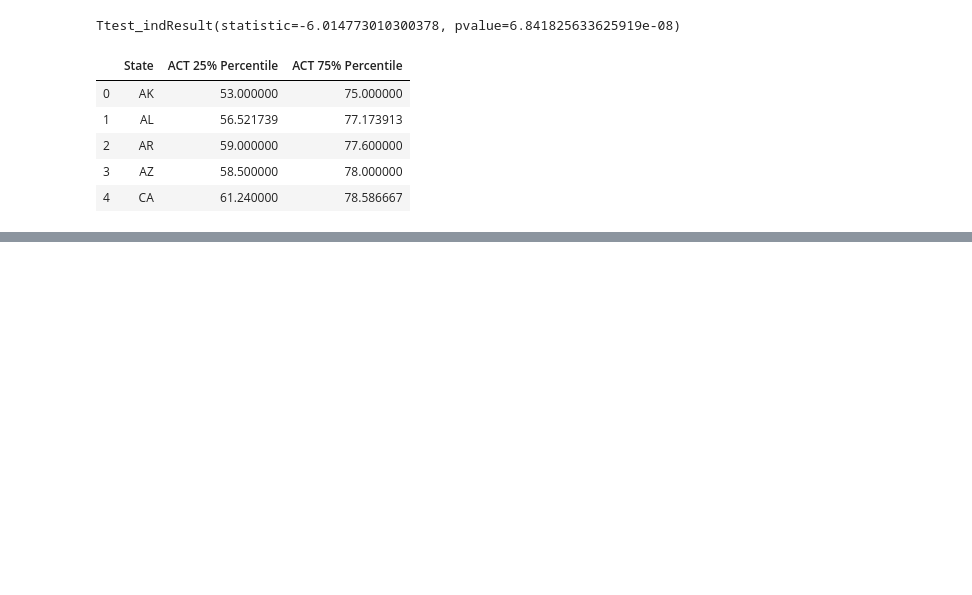
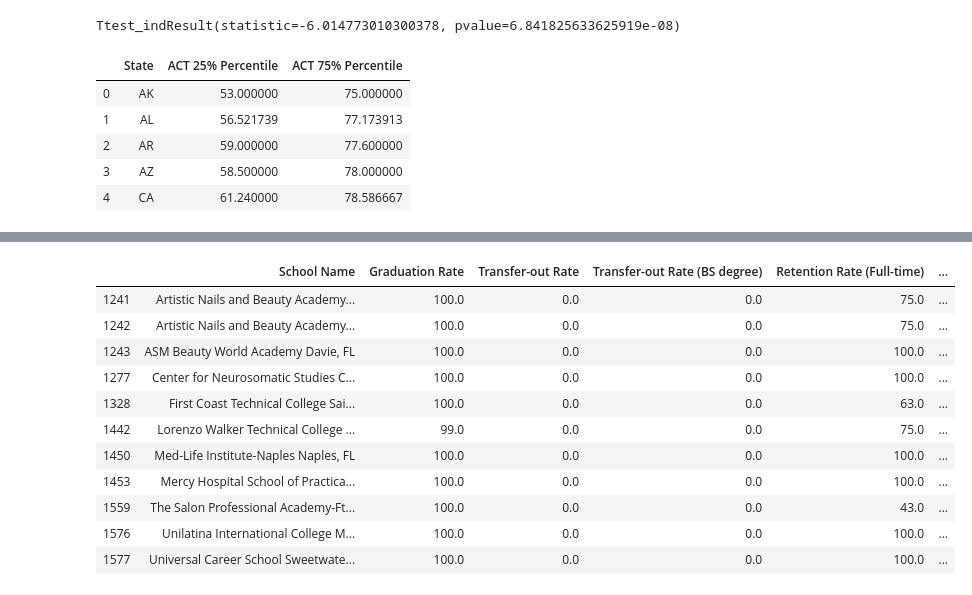
Before and after one commit to cheikhsidi/graduation_Analytics_FL, a Jupyter notebook: Graduation_Project.ipynb, the cells around one changed output, grey strips where cells are left out. Cells and saved outputs as stored; diff of their text form; code cells hidden in the pictures; blank space fills up the shorter version.

```diff
--- a/Graduation_Project.ipynb
+++ b/Graduation_Project.ipynb
@@ -199,0 +199,17 @@ Ttest_indResult(statistic=-1.6615891429762641, pvalue=0.10280111787662326)
+# %%
+#Extracting Florida Gradution data
+Graduation_Fl = Graduation.loc[(Graduation["State"] == "FL") & (Graduation["Graduation Rate"]>98)]
+Graduation_Fl
+# %% [output]
+|  | School Name | Graduation Rate | Transfer-out Rate | Transfer-out Rate (BS degree) | Retention Rate (Full-time) | ... |
+| 1241 | Artistic Nails and Beauty Academy... | 100.0 | 0.0 | 0.0 | 75.0 | ... |
+| 1242 | Artistic Nails and Beauty Academy... | 100.0 | 0.0 | 0.0 | 75.0 | ... |
+| 1243 | ASM Beauty World Academy Davie, FL | 100.0 | 0.0 | 0.0 | 100.0 | ... |
+| 1277 | Center for Neurosomatic Studies C... | 100.0 | 0.0 | 0.0 | 100.0 | ... |
+| 1328 | First Coast Technical College Sai... | 100.0 | 0.0 | 0.0 | 63.0 | ... |
+| 1442 | Lorenzo Walker Technical College ... | 99.0 | 0.0 | 0.0 | 75.0 | ... |
+| 1450 | Med-Life Institute-Naples Naples, FL | 100.0 | 0.0 | 0.0 | 100.0 | ... |
+| 1453 | Mercy Hospital School of Practica... | 100.0 | 0.0 | 0.0 | 100.0 | ... |
+| 1559 | The Salon Professional Academy-Ft... | 100.0 | 0.0 | 0.0 | 43.0 | ... |
+| 1576 | Unilatina International College M... | 100.0 | 0.0 | 0.0 | 100.0 | ... |
+| 1577 | Universal Career School Sweetwate... | 100.0 | 0.0 | 0.0 | 100.0 | ... |
```
Also changed, not shown: parts of 7 cells of this notebook, 7 other files.
